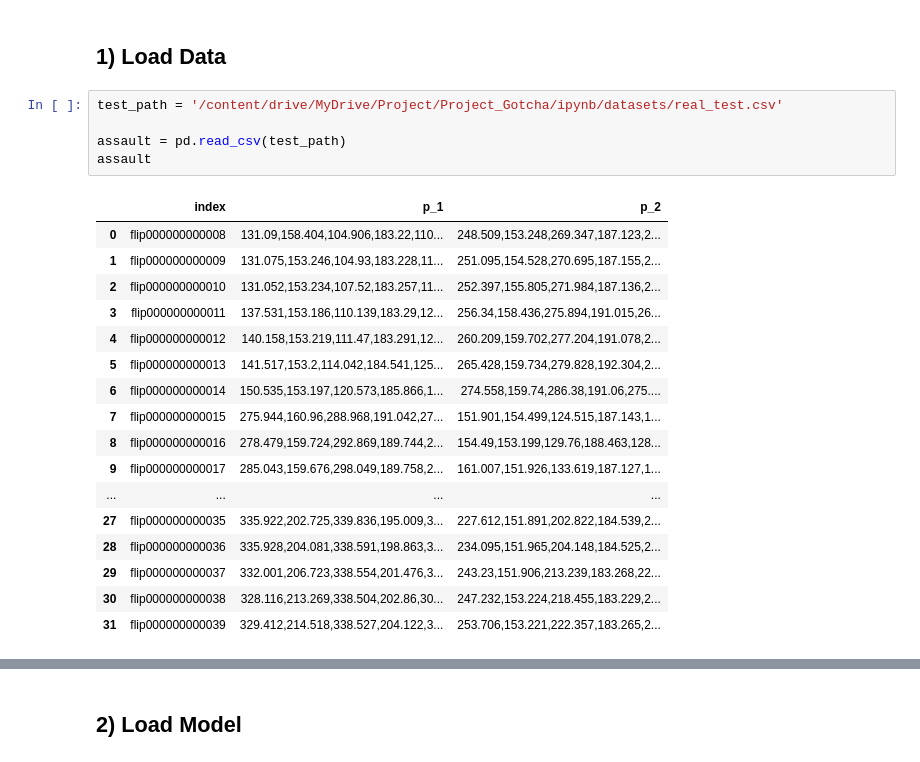
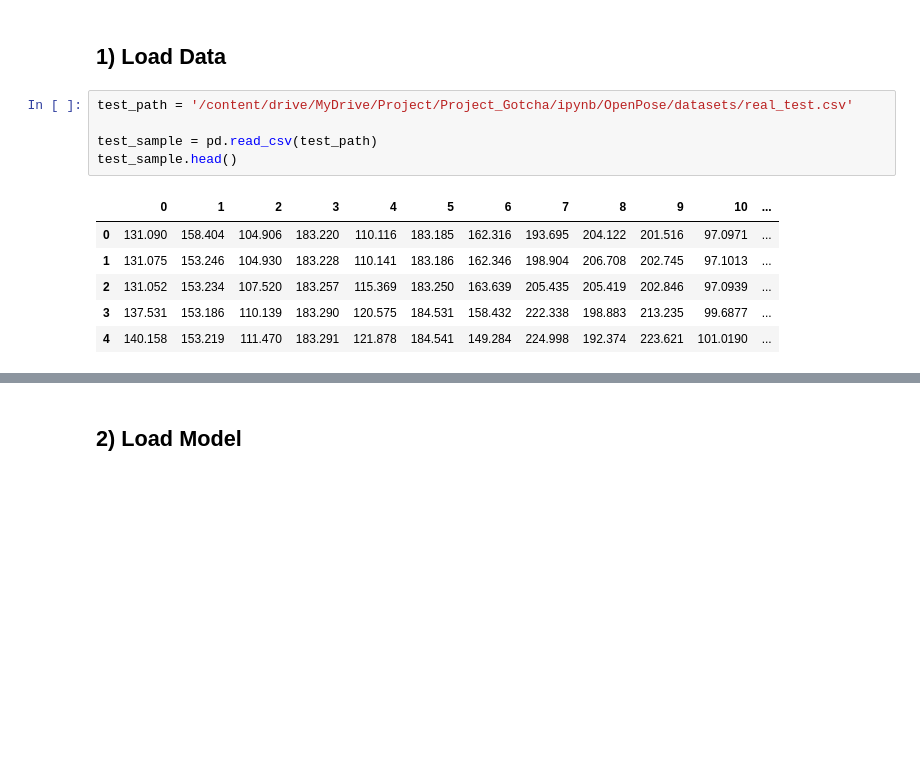
Before and after one commit to gilbertlim/school-cctv-ai, a Jupyter notebook: modeling/action_classification_lstm_main_p_1.ipynb, the cells around one changed output, grey strips where cells are left out. Drawn from its saved outputs; the diff is of its cells as text; blank space fills up the shorter version.

```diff
--- a/modeling/action_classification_lstm_main_p_1.ipynb
+++ b/modeling/action_classification_lstm_main_p_1.ipynb
@@ -347,25 +482,14 @@ model.save(final_path)
 # %% [markdown]
 ## 1) Load Data
 # %%
-test_path = '/content/drive/MyDrive/Project/Project_Gotcha/ipynb/datasets/real_test.csv'
+test_path = '/content/drive/MyDrive/Project/Project_Gotcha/ipynb/OpenPose/datasets/real_test.csv'
 
-assault = pd.read_csv(test_path)
-assault
+test_sample = pd.read_csv(test_path)
+test_sample.head()
 # %% [output]
-|  | index | p_1 | p_2 |
-| 0 | flip000000000008 | 131.09,158.404,104.906,183.22,110... | 248.509,153.248,269.347,187.123,2... |
-| 1 | flip000000000009 | 131.075,153.246,104.93,183.228,11... | 251.095,154.528,270.695,187.155,2... |
-| 2 | flip000000000010 | 131.052,153.234,107.52,183.257,11... | 252.397,155.805,271.984,187.136,2... |
-| 3 | flip000000000011 | 137.531,153.186,110.139,183.29,12... | 256.34,158.436,275.894,191.015,26... |
-| 4 | flip000000000012 | 140.158,153.219,111.47,183.291,12... | 260.209,159.702,277.204,191.078,2... |
-| 5 | flip000000000013 | 141.517,153.2,114.042,184.541,125... | 265.428,159.734,279.828,192.304,2... |
-| 6 | flip000000000014 | 150.535,153.197,120.573,185.866,1... | 274.558,159.74,286.38,191.06,275.... |
-| 7 | flip000000000015 | 275.944,160.96,288.968,191.042,27... | 151.901,154.499,124.515,187.143,1... |
-| 8 | flip000000000016 | 278.479,159.724,292.869,189.744,2... | 154.49,153.199,129.76,188.463,128... |
-| 9 | flip000000000017 | 285.043,159.676,298.049,189.758,2... | 161.007,151.926,133.619,187.127,1... |
-| ... | ... | ... | ... |
-| 27 | flip000000000035 | 335.922,202.725,339.836,195.009,3... | 227.612,151.891,202.822,184.539,2... |
-| 28 | flip000000000036 | 335.928,204.081,338.591,198.863,3... | 234.095,151.965,204.148,184.525,2... |
-| 29 | flip000000000037 | 332.001,206.723,338.554,201.476,3... | 243.23,151.906,213.239,183.268,22... |
-| 30 | flip000000000038 | 328.116,213.269,338.504,202.86,30... | 247.232,153.224,218.455,183.229,2... |
-| 31 | flip000000000039 | 329.412,214.518,338.527,204.122,3... | 253.706,153.221,222.357,183.265,2... |
+|  | 0 | 1 | 2 | 3 | 4 | 5 | 6 | 7 | 8 | 9 | 10 | ... |
+| 0 | 131.090 | 158.404 | 104.906 | 183.220 | 110.116 | 183.185 | 162.316 | 193.695 | 204.122 | 201.516 | 97.0971 | ... |
+| 1 | 131.075 | 153.246 | 104.930 | 183.228 | 110.141 | 183.186 | 162.346 | 198.904 | 206.708 | 202.745 | 97.1013 | ... |
+| 2 | 131.052 | 153.234 | 107.520 | 183.257 | 115.369 | 183.250 | 163.639 | 205.435 | 205.419 | 202.846 | 97.0939 | ... |
+| 3 | 137.531 | 153.186 | 110.139 | 183.290 | 120.575 | 184.531 | 158.432 | 222.338 | 198.883 | 213.235 | 99.6877 | ... |
+| 4 | 140.158 | 153.219 | 111.470 | 183.291 | 121.878 | 184.541 | 149.284 | 224.998 | 192.374 | 223.621 | 101.0190 | ... |
```
Also changed, not shown: parts of 55 cells of this notebook.
